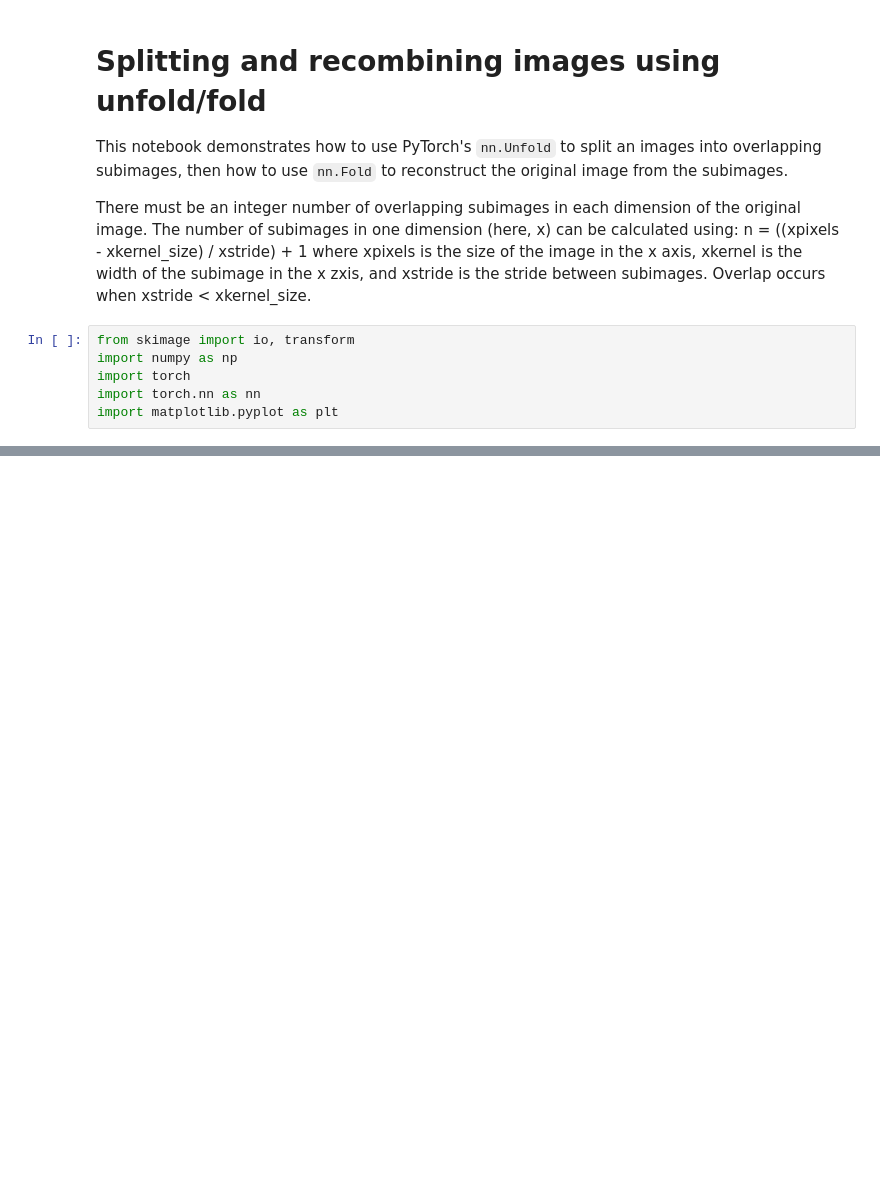
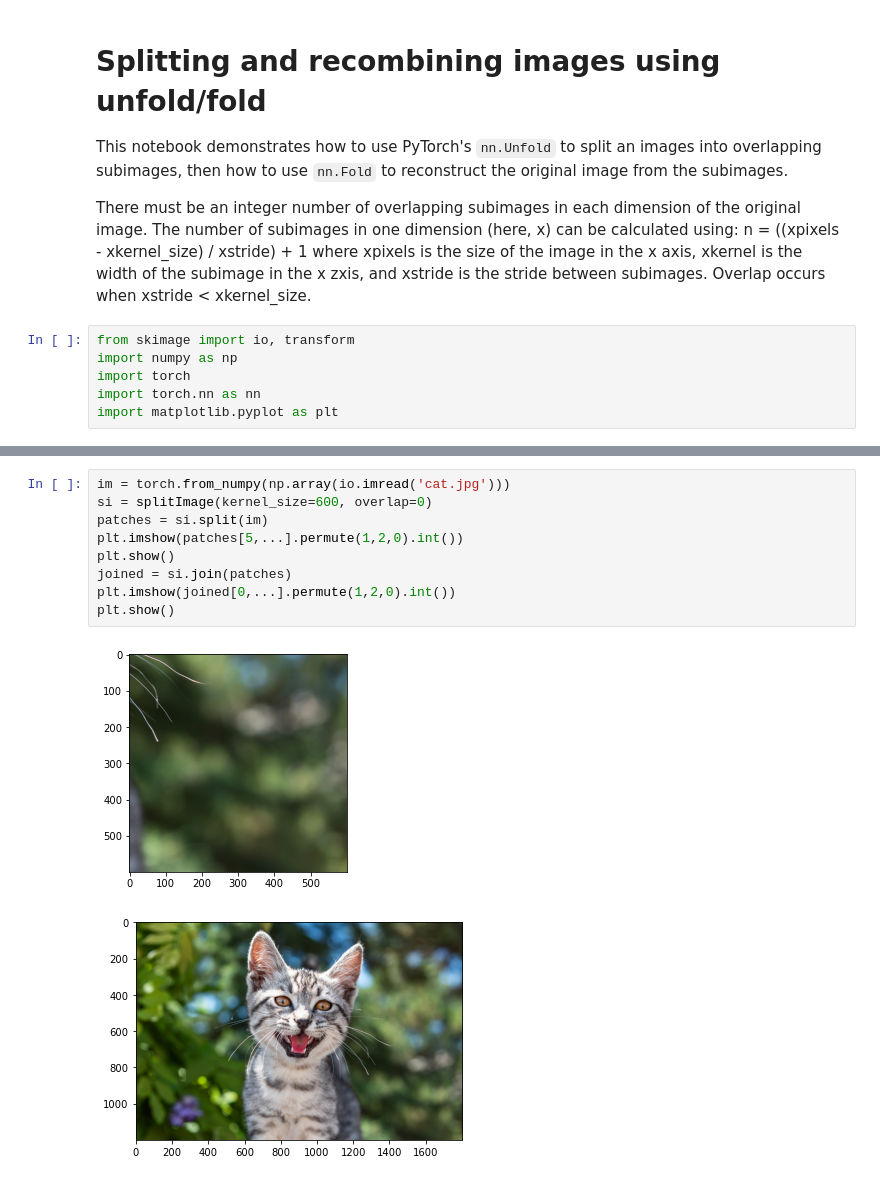
Before and after one commit to jrmullaney/ConvDiff, a Jupyter notebook: code/FoldUnfold.ipynb, the cells around one changed output, grey strips where cells are left out. Drawn from its saved outputs; the diff is of its cells as text; blank space fills up the shorter version.

```diff
--- a/code/FoldUnfold.ipynb
+++ b/code/FoldUnfold.ipynb
@@ -64,0 +105,12 @@ fig.show()
+# %%
+im = torch.from_numpy(np.array(io.imread('cat.jpg')))
+si = splitImage(kernel_size=600, overlap=0)
+patches = si.split(im)
+plt.imshow(patches[5,...].permute(1,2,0).int())
+plt.show()
+joined = si.join(patches)
+plt.imshow(joined[0,...].permute(1,2,0).int())
+plt.show()
+# %% [output]
+[figure, added]
+[figure, added]
```
Also changed, not shown: parts of 6 cells of this notebook, 1 other file.
